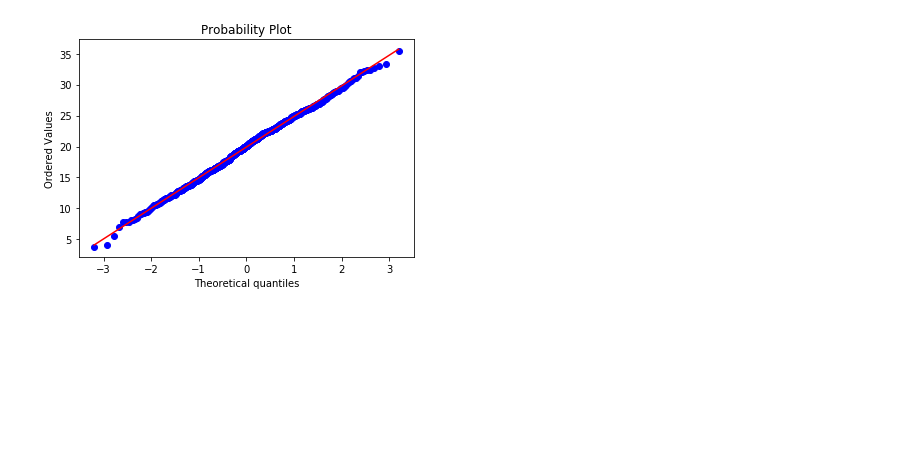
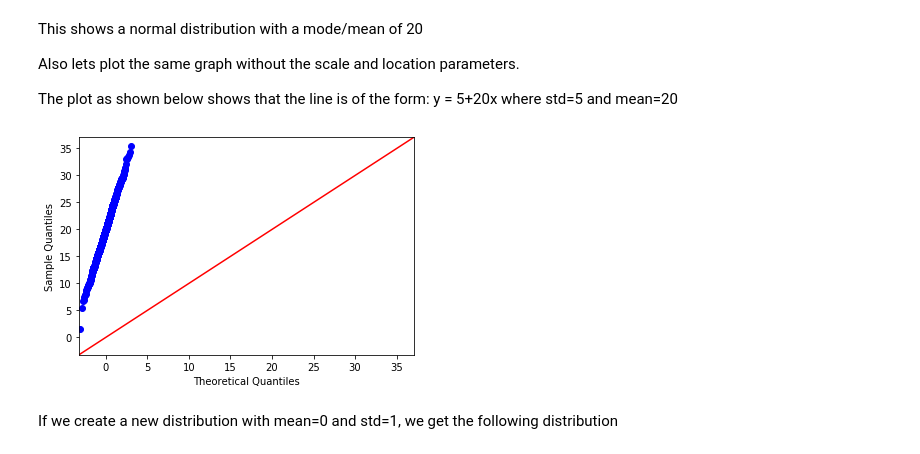
Before and after one commit to kbaafi/integrify, a Jupyter notebook: stats-assignments/Assignment-2/Assignment-2.ipynb, the cells around one changed output. Cells and saved outputs as stored; diff of their text form; code cells hidden in the pictures; blank space fills up the shorter version.

```diff
--- a/stats-assignments/Assignment-2/Assignment-2.ipynb
+++ b/stats-assignments/Assignment-2/Assignment-2.ipynb
@@ -27,8 +32,20 @@ import scipy.stats as stats
-# %%
-stats.probplot(test, dist="norm", plot=pylab)
-pylab.show()
-# %% [output]
-[figure, removed]
+# %% [markdown]
+This shows a normal distribution with a mode/mean of 20
+
+Also lets plot the same graph without the scale and location parameters.
+
+The plot as shown below shows that the line is of the form:
+y = 5+20x
+where std=5 and mean=20
+# %%
+test2 = np.random.normal(20,5,1000)
+
+sm.qqplot(test2,line='45')
+pylab.show()
+# %% [output]
+[figure, added]
+# %% [markdown]
+If we create a new distribution with mean=0 and std=1, we get the following distribution
 # %%
 test2 = np.random.normal(0,1,1000)
 
```
Also changed, not shown: parts of 19 cells of this notebook.
